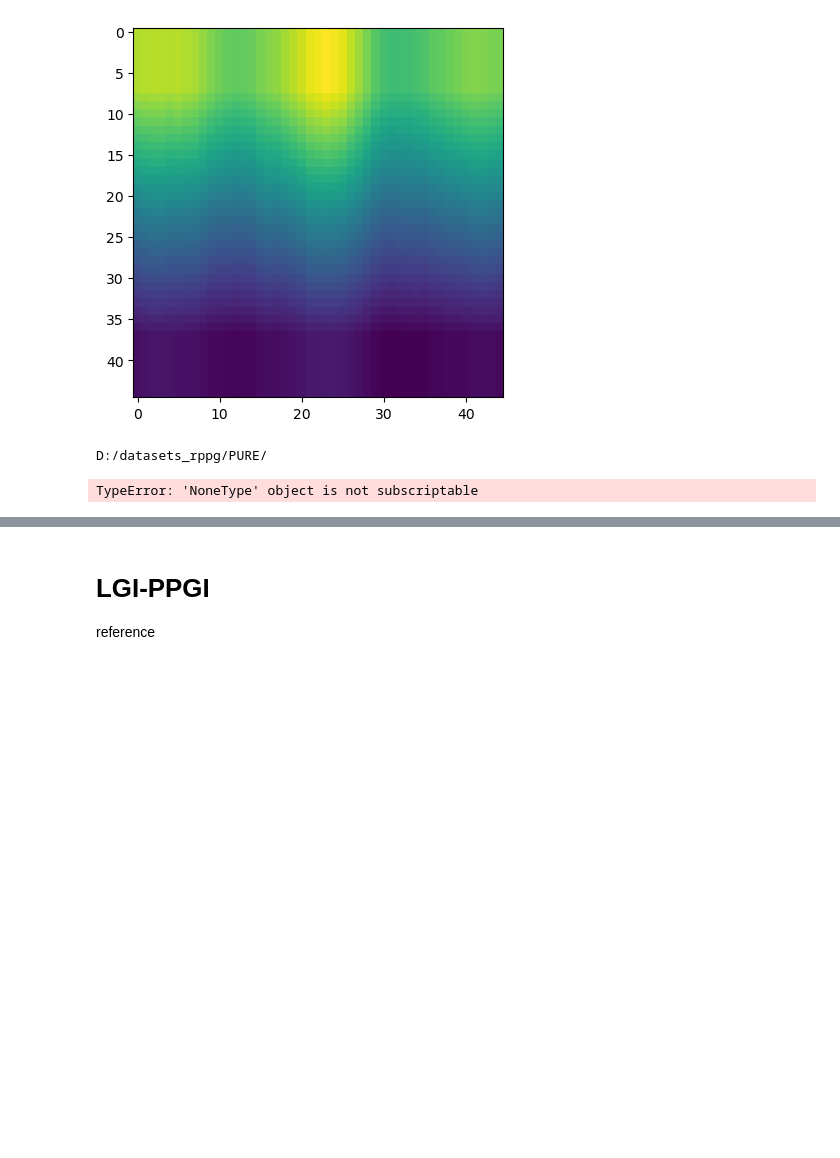
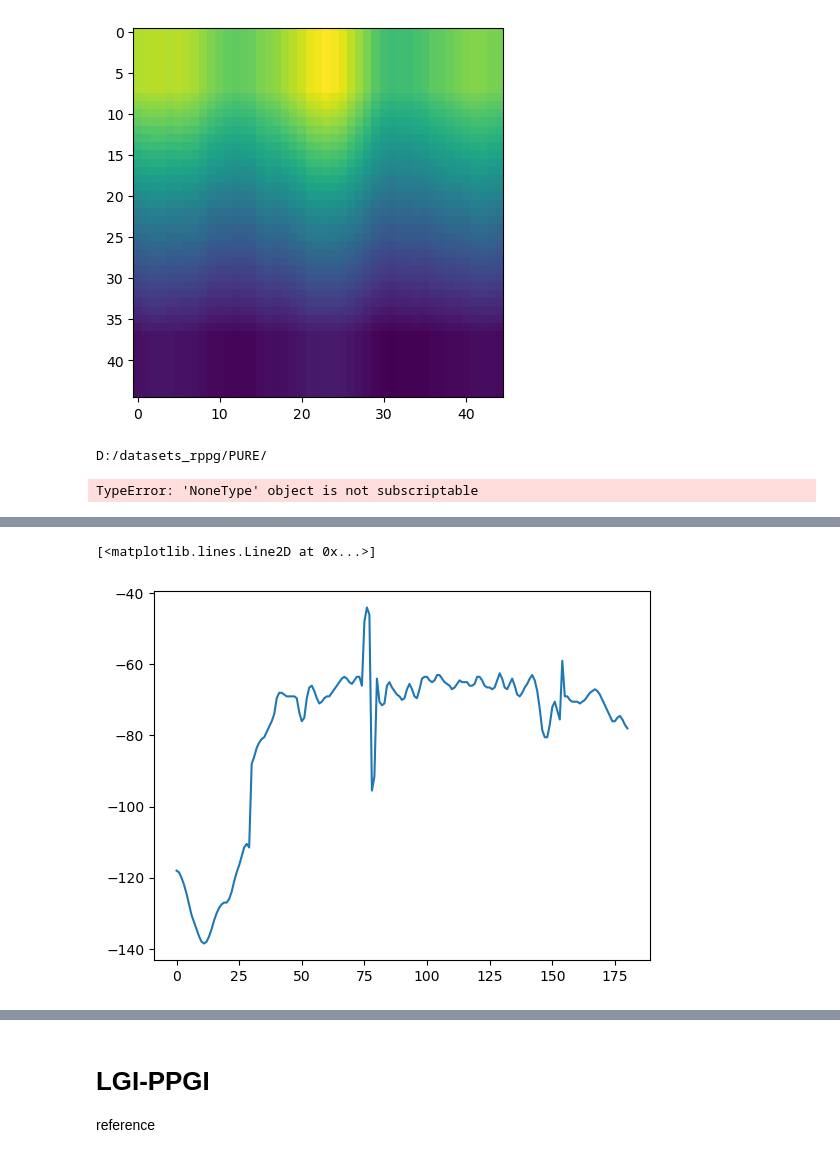
Before and after one commit to emilierp/landmark_rppg, a Jupyter notebook: project_landmarks/different_dataset.ipynb, the cells around one changed output, grey strips where cells are left out. Cells and saved outputs as stored; diff of their text form; code cells hidden in the pictures; blank space fills up the shorter version.

```diff
--- a/project_landmarks/different_dataset.ipynb
+++ b/project_landmarks/different_dataset.ipynb
@@ -71,0 +130,10 @@ TypeError: 'NoneType' object is not subscriptable
+# %%
+SAMPLING = '2000'
+dataset_name = 'UBFC_PHYS'
+df = pd.read_hdf(f'../results/landmarks/{dataset_name}/{SAMPLING}/{dataset_name}_18_{SAMPLING}.h5')
+#  df = pd.read_hdf(f'../results/no_overlap/{dataset_name}/{SAMPLING}_win10-0/{dataset_name}_18.h5')
+# df = df[df['landmarks'].isin([('glabella',)])].query('method == "cupy_CHROM"')
+df['MAE'] = df['MAE'].apply(lambda x: x[0])
+df['tmp'] = df['videoFilename'].apply(lambda x: int(x[1:]))
+df = df.query('method == "cupy_CHROM"').sort_values(['tmp','MAE']).drop_duplicates(['videoFilename']).reset_index(drop=True)
+df.head(1)
@@ -71,0 +144,26 @@ TypeError: 'NoneType' object is not subscriptable
+# %%
+x = df.query('videoFilename == "s52"').iloc[0]
+video_idx = x.videoIdx
+subject = x.videoFilename
+fig = go.Figure()
+fig.add_trace(go.Scatter(x=x.timeGT, y=x.bpmGT, mode='lines', name='GT'))
+fig.add_trace(go.Scatter(x=x.timeES, y=x.bpmES, mode='lines', name='ES'))
+fig.update_layout(title=f'BPM {subject}',
+                   xaxis_title='Time (s)',
+                   yaxis_title='BPM')
+fig.show()
+# %%
+bpm = - x.bpmGT
+peaks, props = scipy.signal.find_peaks(bpm, distance=0.35*sigFPS, height=0.0)
+# plot peaks
+fig = go.Figure()
+fig.add_trace(go.Scatter(x=x.timeGT, y=bpm, mode='lines', name='BPM'))
+fig.add_trace(go.Scatter(x=x.timeGT[peaks], y=bpm[peaks], mode='markers', name='peaks'))
+fig.update_layout(title=f'BPM {subject}',
+                   xaxis_title='Time (s)',
+                   yaxis_title='BPM')
+plt.plot(bpm)
+plt.plot(peaks, bpm[peaks], "x")
+# %% [output]
+[<matplotlib.lines.Line2D at 0x...>]
+[figure, added]
```
Also changed, not shown: parts of 33 cells of this notebook, 53 other files.
